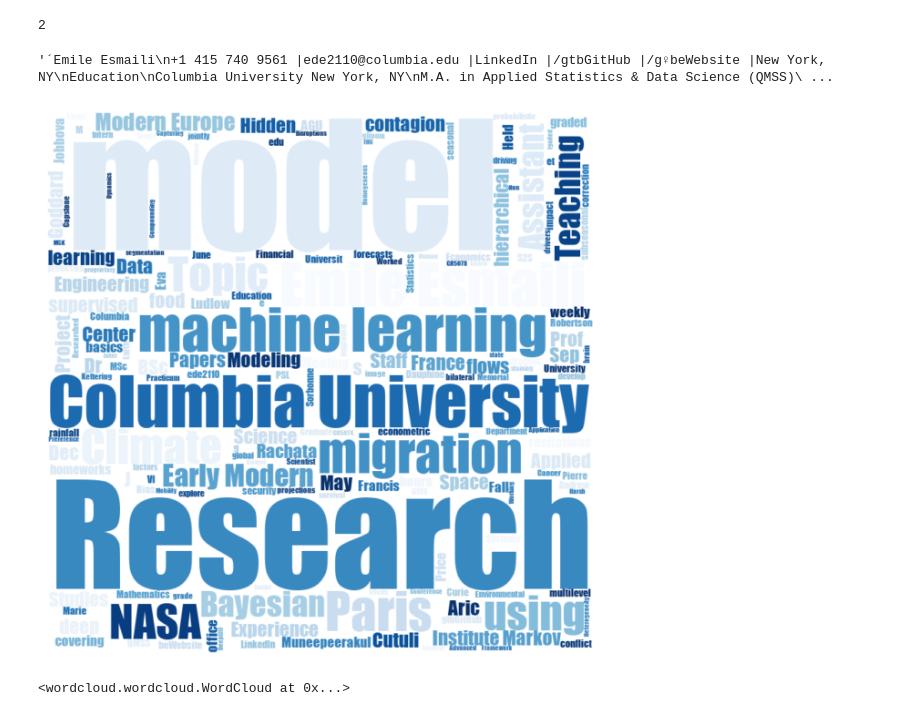
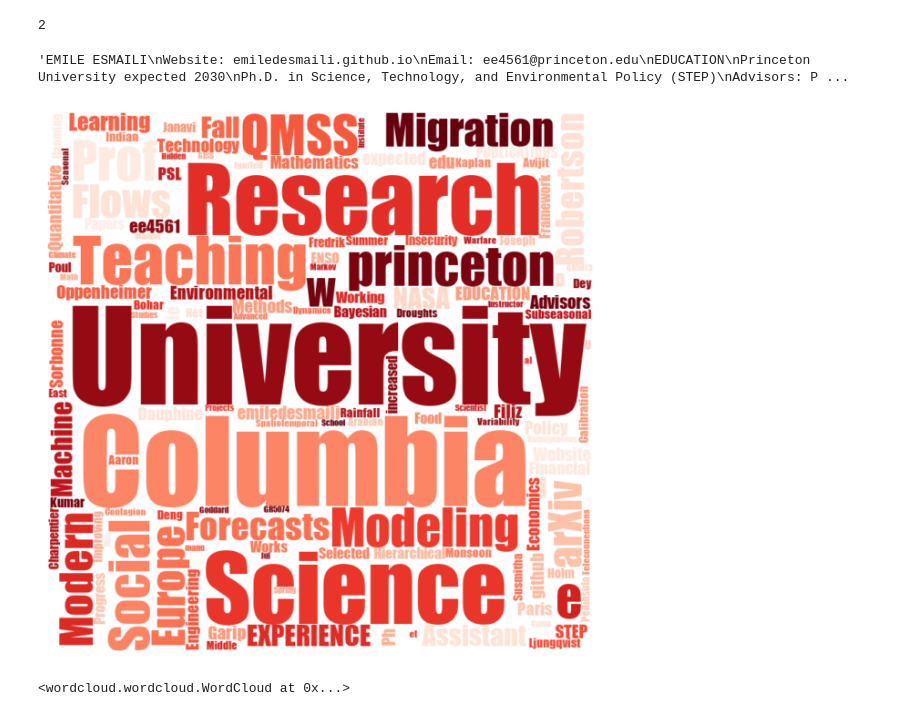
Before and after one commit to emileDesmaili/emileDesmaili.github.io, a Jupyter notebook: wordcloud_CV.ipynb, the cells around one changed output. Saved outputs shown, nothing was run; the diff lists cells and outputs as text; code cells hidden in the pictures.

```diff
--- a/wordcloud_CV.ipynb
+++ b/wordcloud_CV.ipynb
@@ -8,7 +8,7 @@ import numpy as np
 import os
 from PIL import Image
 # %%
-filepath = 'C:/git/emileDesmaili.github.io/files/CV.pdf'
+filepath = '/git/emileDesmaili.github.io/files/CV.pdf'
 # creating a pdf file object
 pdfFileObj = open(filepath, 'rb')
 
@@ -30,28 +30,30 @@ pdfFileObj.close()
 text
 # %% [output]
 2
-'´Emile Esmaili\n+1 415 740 9561 |ede2110@columbia.edu |LinkedIn |/gtbGitHub |/g♀beWebsite |New York, NY\nEducation\nColumbia University New York, NY\nM.A. in Applied Statistics & Data Science (QMSS)\ ...
+'EMILE ESMAILI\nWebsite: emiledesmaili.github.io\nEmail: ee4561@princeton.edu\nEDUCATION\nPrinceton University expected 2030\nPh.D. in Science, Technology, and Environmental Policy (STEP)\nAdvisors: P ...
 # %%
 mask = np.array(Image.open("images/mask.png"))
 font_path = 'assets/fonts/windfonts/impact.ttf'
 stopwords = STOPWORDS
 #add custom list of stopwords
-stopwords.update(['Puma','Michael','New','York','City','NYC','NY','USA','United','States','America','US','American','Upmanu','Lall',
-                  'Jan'])
+stopwords.update(['Puma','Michael','New','York','City','NYC','NY','USA','United','States','America','US',
+                  'American','Upmanu','Lall','Francis','M','Eva','email',
+                  'Jan','Emile','Esmaili', 'S','J','Ludlow','Jobbova','Ehsan','Aric', 'Cutuli','Azhar','Muhammad',
+                  'Rachata','Muneepeerakul', 'Early','Andrew','B','Singh','Universit'])
 
 # Generate the wordcloud
 wordcloud = WordCloud(background_color="white", stopwords=STOPWORDS, font_path=font_path,
                        max_words=500, mask=mask,
-                         contour_width=0, contour_color='steelblue', colormap='Blues').generate(text)
+                         contour_width=0, contour_color='steelblue', colormap='Reds').generate(text)
 
 # Display the wordcloud image
 plt.figure(figsize=(6,8), facecolor=None)
 plt.imshow(wordcloud, interpolation='bilinear')
 plt.axis("off")
 plt.tight_layout(pad=0)
 plt.show()
 # %% [output]
-[figure, old version]
+[figure, new version]
 # %%
 wordcloud.to_file('images/wordcloud.png')
 # %% [output]
```
